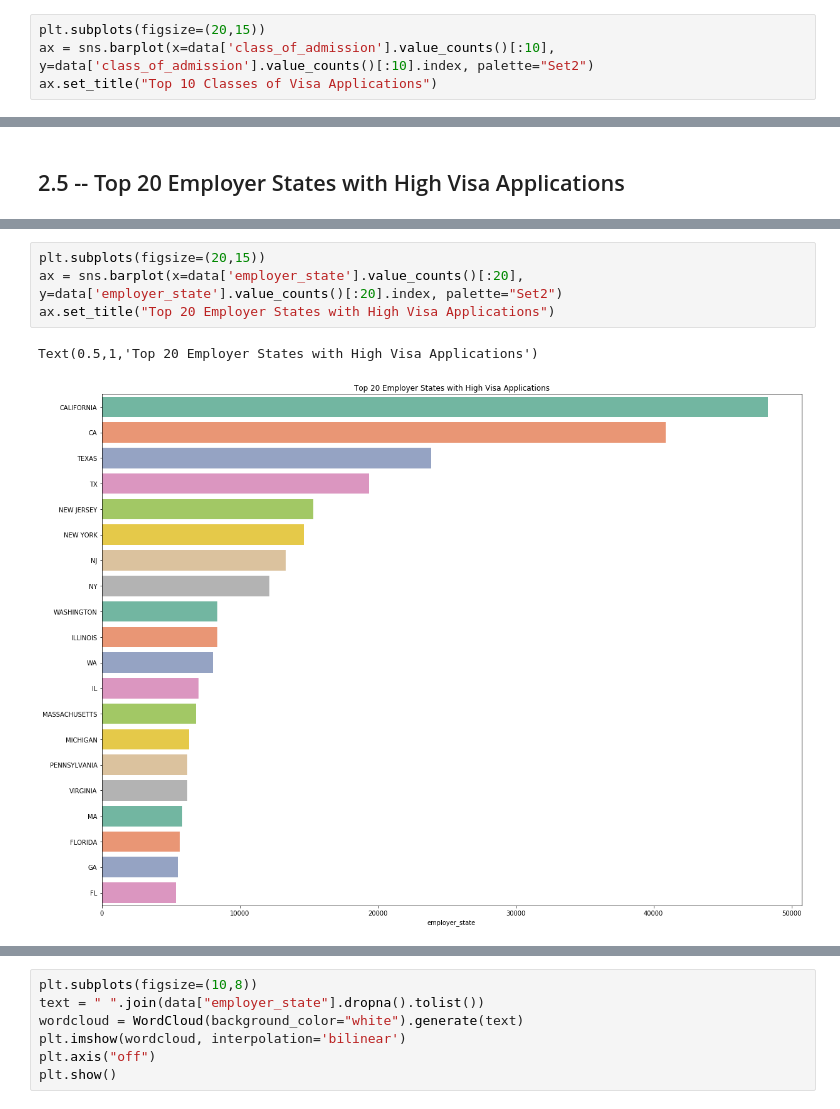
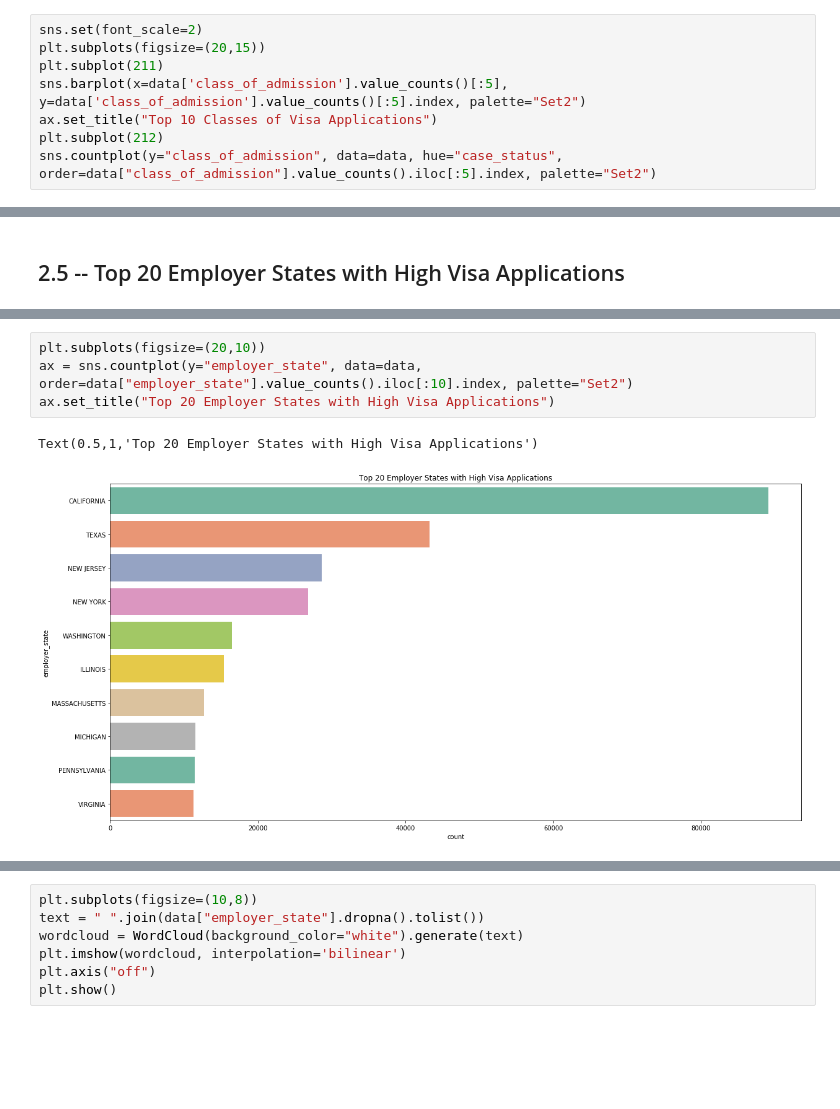
Before and after one commit to fall4knight/US-visa-application, a Jupyter notebook: US_visa_application_analysis_Final.ipynb, the cells around one changed output, grey strips where cells are left out. Cells and saved outputs as stored; diff of their text form; blank space fills up the shorter version.

```diff
--- a/US_visa_application_analysis_Final.ipynb
+++ b/US_visa_application_analysis_Final.ipynb
@@ -159,7 +154,11 @@ plt.show()
 # %% [markdown]
 ## 2.4 -- Top 10 classes of Visa Applications
 # %%
+sns.set(font_scale=2)
 plt.subplots(figsize=(20,15))
-ax = sns.barplot(x=data['class_of_admission'].value_counts()[:10], y=data['class_of_admission'].value_counts()[:10].index, palette="Set2")
+plt.subplot(211)
+sns.barplot(x=data['class_of_admission'].value_counts()[:5], y=data['class_of_admission'].value_counts()[:5].index, palette="Set2")
 ax.set_title("Top 10 Classes of Visa Applications")
+plt.subplot(212)
+sns.countplot(y="class_of_admission", data=data, hue="case_status", order=data["class_of_admission"].value_counts().iloc[:5].index, palette="Set2")
 # %% [output]
@@ -177,10 +230,10 @@ Text(0.5,1,'Top 10 Classes of Visa Applications')
 # %%
-plt.subplots(figsize=(20,15))
-ax = sns.barplot(x=data['employer_state'].value_counts()[:20], y=data['employer_state'].value_counts()[:20].index, palette="Set2")
+plt.subplots(figsize=(20,10))
+ax = sns.countplot(y="employer_state", data=data, order=data["employer_state"].value_counts().iloc[:10].index, palette="Set2")
 ax.set_title("Top 20 Employer States with High Visa Applications")
 # %% [output]
 Text(0.5,1,'Top 20 Employer States with High Visa Applications')
-[figure, old version]
+[figure, new version]
 # %%
 plt.subplots(figsize=(20,10))
 ax = sns.countplot(y="employer_state", data=data, hue="case_status", order=data["employer_state"].value_counts().iloc[:10].index, palette="Set2")
```
Also changed, not shown: parts of 18 cells of this notebook.
